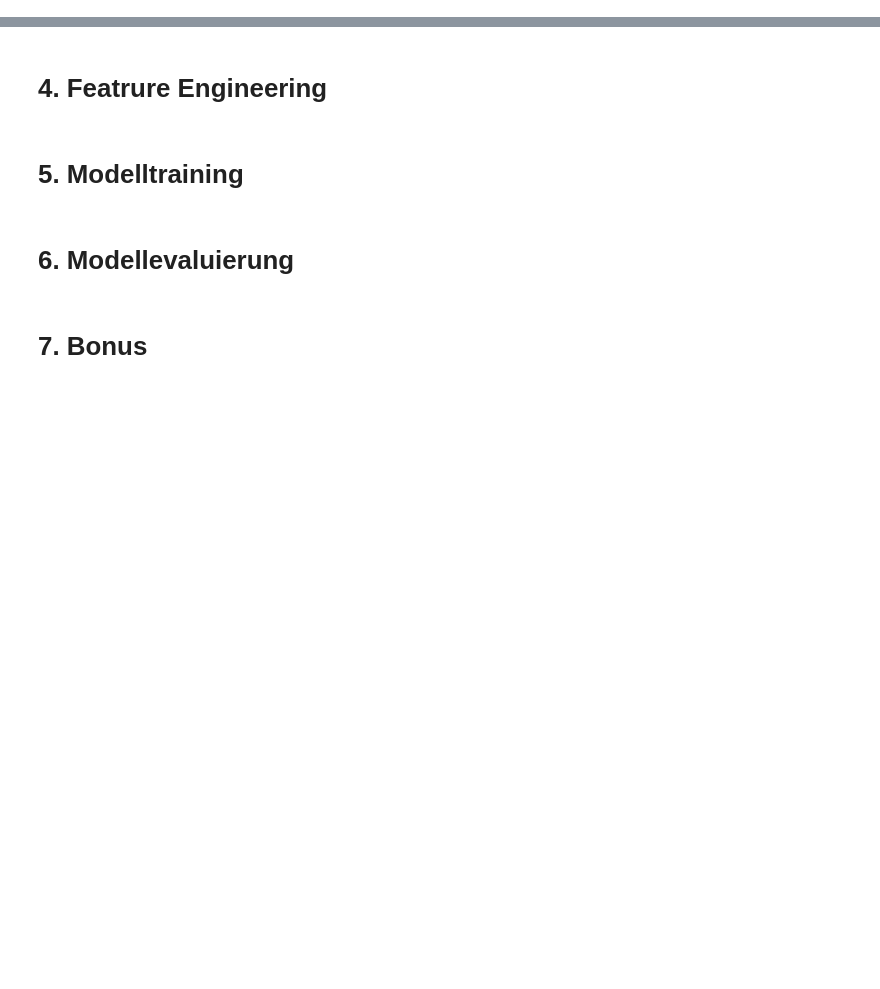
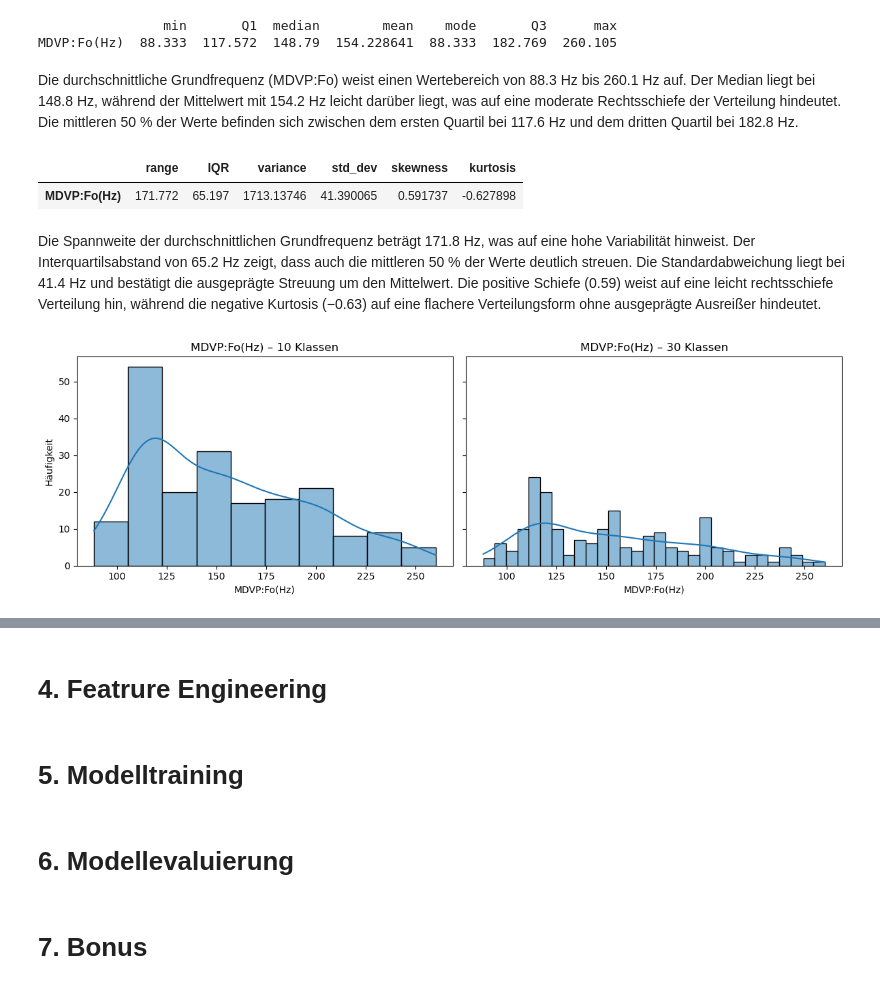
Before and after one commit to annikavanrooijen/Parkinson-Detection, a Jupyter notebook: Semesterprojekt.ipynb, the cells around one changed output, grey strips where cells are left out. Cells and saved outputs as stored; diff of their text form; code cells hidden in the pictures; blank space fills up the shorter version.

```diff
--- a/Semesterprojekt.ipynb
+++ b/Semesterprojekt.ipynb
@@ -209,0 +169,3 @@ df_1.head()
+# %%
+# name-Spalte umbenennem
+df = df.rename(columns={'name': 'record_id'})
@@ -209,0 +187,9 @@ df_1.head()
+# %%
+# 'phon_' wird entfernt für bessere Lesbarkeit
+df['record_id'] = df['record_id'].str.replace('phon_', '', regex=False)
+# %%
+id_cols = ['record_id', 'subject_number', 'record_number']
+target_col = ['status']
+feature_cols = [c for c in df.columns if c not in id_cols + target_col]
+
+df= df[id_cols + feature_cols + target_col]
@@ -209,0 +209,30 @@ df_1.head()
+# %%
+# Histogram Plotfunktion für einfache Wiederverwendbarkeit
+
+def plot_histogram_comparison(df, column, bin_a, bin_b):
+
+    fig, axes = plt.subplots(1, 2, figsize=(12, 4), sharey=True)
+
+    sns.histplot(
+        data=df,
+        x=column,
+        bins=bin_a,
+        kde=True,
+        ax=axes[0]
+    )
+    axes[0].set_title(f'{column} – {bin_a} Klassen')
+    axes[0].set_xlabel(column)
+    axes[0].set_ylabel('Häufigkeit')
+
+    sns.histplot(
+        data=df,
+        x=column,
+        bins=bin_b,
+        kde=True,
+        ax=axes[1]
+    )
+    axes[1].set_title(f'{column} – {bin_b} Klassen')
+    axes[1].set_xlabel(column)
+
+    plt.tight_layout()
+    plt.show()
@@ -209,0 +354,18 @@ df_1.head()
+# %%
+lagemasse(df["MDVP:Fo(Hz)"])
+# %% [output]
+                min       Q1  median        mean    mode       Q3      max
+MDVP:Fo(Hz)  88.333  117.572  148.79  154.228641  88.333  182.769  260.105
+# %% [markdown]
+Die durchschnittliche Grundfrequenz (MDVP:Fo) weist einen Wertebereich von 88.3 Hz bis 260.1 Hz auf. Der Median liegt bei 148.8 Hz, während der Mittelwert mit 154.2 Hz leicht darüber liegt, was auf eine moderate Rechtsschiefe der Verteilung hindeutet. Die mittleren 50 % der Werte befinden sich zwischen dem ersten Quartil bei 117.6 Hz und dem dritten Quartil bei 182.8 Hz.
+# %%
+streumasse(df["MDVP:Fo(Hz)"])
+# %% [output]
+|  | range | IQR | variance | std_dev | skewness | kurtosis |
+| MDVP:Fo(Hz) | 171.772 | 65.197 | 1713.13746 | 41.390065 | 0.591737 | -0.627898 |
+# %% [markdown]
+Die Spannweite der durchschnittlichen Grundfrequenz beträgt 171.8 Hz, was auf eine hohe Variabilität hinweist. Der Interquartilsabstand von 65.2 Hz zeigt, dass auch die mittleren 50 % der Werte deutlich streuen. Die Standardabweichung liegt bei 41.4 Hz und bestätigt die ausgeprägte Streuung um den Mittelwert. Die positive Schiefe (0.59) weist auf eine leicht rechtsschiefe Verteilung hin, während die negative Kurtosis (−0.63) auf eine flachere Verteilungsform ohne ausgeprägte Ausreißer hindeutet.
+# %%
+plot_histogram_comparison(df, 'MDVP:Fo(Hz)', 10, 30)
+# %% [output]
+[figure, added]
```
Also changed, not shown: parts of 58 cells of this notebook.
